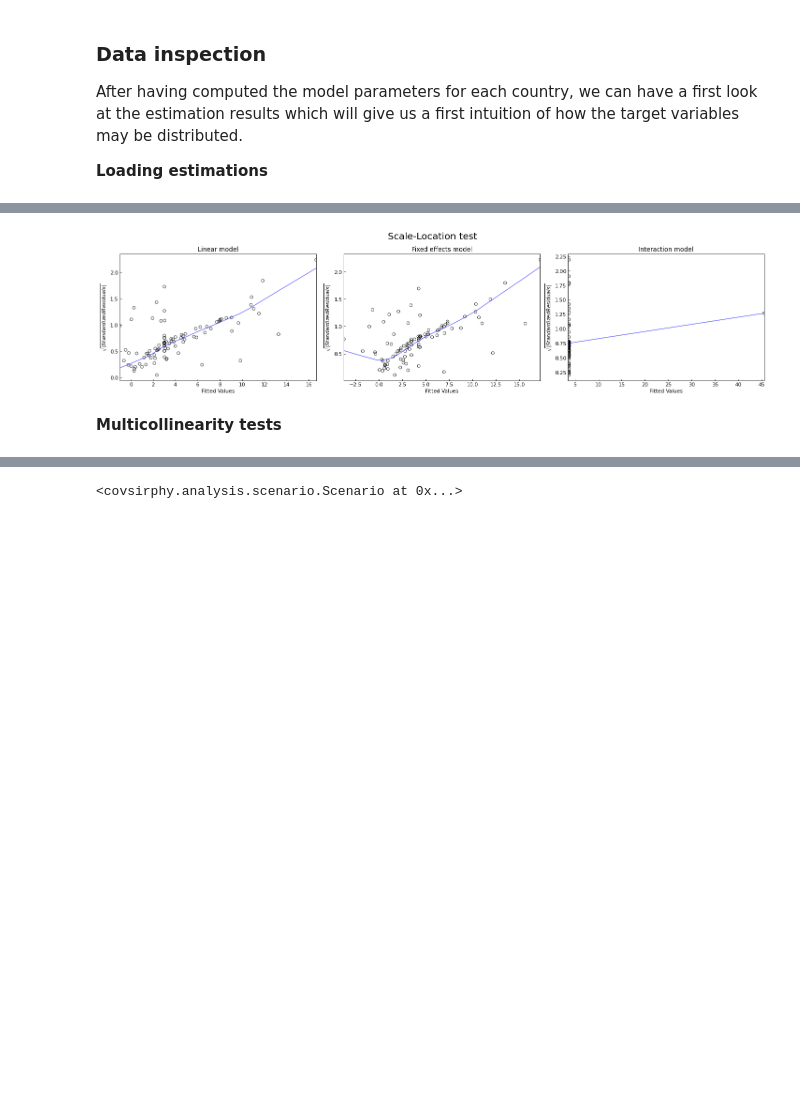
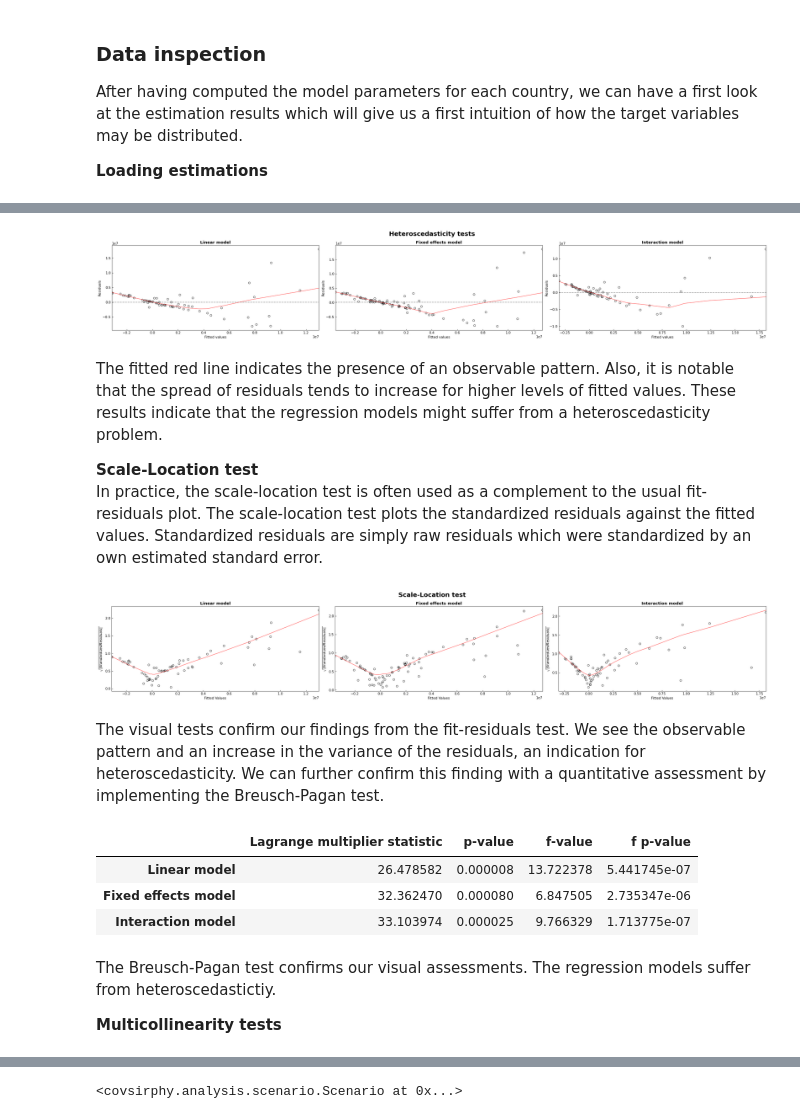
Before and after one commit to gvncore/covid19_project, a Jupyter notebook: Desktop/covid19_project/codes/covid19_data_analysis.ipynb, the cells around one changed output, grey strips where cells are left out. Drawn from its saved outputs; the diff is of its cells as text; code cells hidden in the pictures; blank space fills up the shorter version.

```diff
--- a/Desktop/covid19_project/codes/covid19_data_analysis.ipynb
+++ b/Desktop/covid19_project/codes/covid19_data_analysis.ipynb
@@ -1112,0 +1348,2 @@ The first model is a multiple linear regression that is estimated with OLS. We s
+# %%
+variables = ['Infected', 'Confirmed', 'Fatal', 'Recovered']
@@ -1281,10 +1681,0 @@ With the Q-Q plot, we can check the normality assumption of the dependent variab
-# %%
-fig, axes = plt.subplots(1, 3, figsize=(20,5))
-
-for iIteration, iModel in enumerate(modelsDict):
-
-    sm.qqplot(modelsDict[iModel]['model'].resid, stats.t, distargs=(4,), fit=True, ax=axes[iIteration], line='45')
-    axes[iIteration].set_title(iModel)
-
-fig.suptitle('Normal Q-Q plot', size=20)
-fig.tight_layout(pad=0.8)
@@ -1296,0 +1682,10 @@ The assumption seems to be more plausible for the first two regression models, h
+# %%
+fig, axes = plt.subplots(1, 3, figsize=(30,5))
+
+for iIteration, iModel in enumerate(modelsDict):
+
+    sm.qqplot(scipy.stats.mstats.winsorize(modelsDict[iModel]['model'].resid, limits=(0.15,0.15)), stats.t, distargs=(4,), fit=True, ax=axes[iIteration], line='45', )
+    axes[iIteration].set_title(iModel, fontweight='bold')
+
+fig.suptitle('Normal Q-Q plot', size=20, fontweight='bold')
+fig.tight_layout(pad=0.8)
@@ -1297,23 +1699,59 @@ The assumption seems to be more plausible for the first two regression models, h
+# %%
+fig, axes = plt.subplots(1, 3, figsize=(30, 5))
+
+for iIteration, iModel in enumerate(modelsDict):
+
+    sns.residplot(modelsDict[iModel]['model'].fittedvalues, 'Difference', data=modelsDict[iModel]['reg'], lowess=True,
+                  scatter_kws={'facecolors':'none', 'edgecolors':'black'}, line_kws={'color': 'red', 'lw': 1, 'alpha': 0.8}, ax=axes[iIteration])
+    axes[iIteration].set_ylabel('Residuals')
+    axes[iIteration].set_xlabel('Fitted values')
+    axes[iIteration].set_title(iModel, fontweight='bold')
+
+fig.suptitle('Heteroscedasticity tests', size=20, fontweight='bold')
+fig.tight_layout(pad=0.8)
+# %% [output]
+[figure, added]
+# %% [markdown]
+The fitted red line indicates the presence of an observable pattern. Also, it is notable that the spread of residuals tends to increase for higher levels of fitted values. These results indicate that the regression models might suffer from a heteroscedasticity problem.
+
+**Scale-Location test**
+In practice, the scale-location test is often used as a complement to the usual fit-residuals plot. The scale-location test plots the standardized residuals against the fitted values. Standardized residuals are simply raw residuals which were standardized by an own estimated standard error.
 # %%
-fig, axes = plt.subplots(1, 3, figsize=(20, 5))
+fig, axes = plt.subplots(1, 3, figsize=(30, 5))
 
 for iIteration, iModel in enumerate(modelsDict):
 
     sns.regplot(modelsDict[iModel]['model'].fittedvalues,
            np.sqrt(np.abs(modelsDict[iModel]['model'].get_influence().resid_studentized_internal)),
             scatter=True,
             ci=False,
             lowess=True,
-            line_kws={'color': 'blue', 'lw': 1, 'alpha': 0.8},
+            line_kws={'color': 'red', 'lw': 1, 'alpha': 0.8},
           scatter_kws={'facecolors':'none', 'edgecolors':'black'}, ax=axes[iIteration])
-    axes[iIteration].set_title(iModel)
+    axes[iIteration].set_title(iModel, fontweight='bold')
     axes[iIteration].set_xlabel('Fitted Values')
     axes[iIteration].set_ylabel('$\sqrt{|Standardized Residuals|}$')
 
-fig.suptitle('Scale-Location test', size=20)
+fig.suptitle('Scale-Location test', size=20, fontweight='bold')
 fig.tight_layout(pad=0.8)
 # %% [output]
-[figure, old version]
+[figure, new version]
-# %% [markdown]
-**Multicollinearity tests**
+# %% [markdown]
+The visual tests confirm our findings from the fit-residuals test. We see the observable pattern and an increase in the variance of the residuals, an indication for heteroscedasticity. We can further confirm this finding with a quantitative assessment by implementing the Breusch-Pagan test.
+# %%
+het = pd.DataFrame(columns=['Lagrange multiplier statistic', 'p-value', 'f-value', 'f p-value'])
+
+for iModel in modelsDict:
+    het.loc[iModel] = np.array(sm.stats.het_breuschpagan(modelsDict[iModel]['model'].resid, modelsDict[iModel]['model'].model.exog))
+
+het
+# %% [output]
+|  | Lagrange multiplier statistic | p-value | f-value | f p-value |
+| Linear model | 26.478582 | 0.000008 | 13.722378 | 5.441745e-07 |
+| Fixed effects model | 32.362470 | 0.000080 | 6.847505 | 2.735347e-06 |
+| Interaction model | 33.103974 | 0.000025 | 9.766329 | 1.713775e-07 |
+# %% [markdown]
+The Breusch-Pagan test confirms our visual assessments. The regression models suffer from heteroscedastictiy.
+
+**Multicollinearity tests**
 # %%
```
Also changed, not shown: parts of 149 cells of this notebook.
